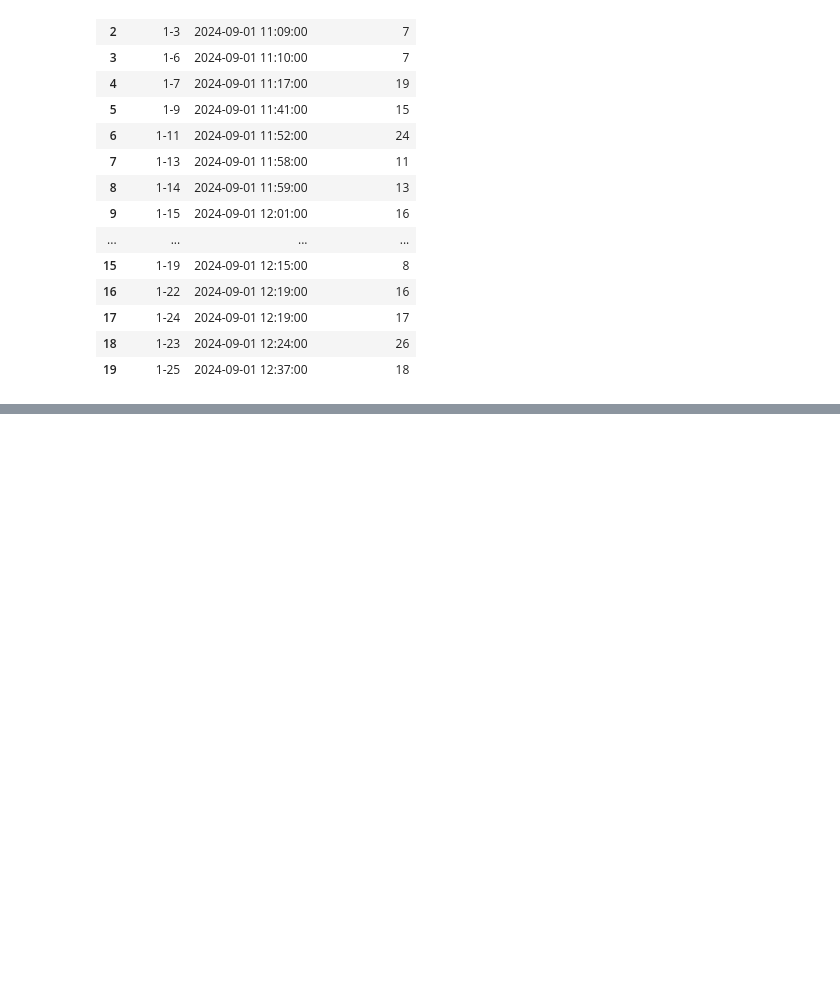
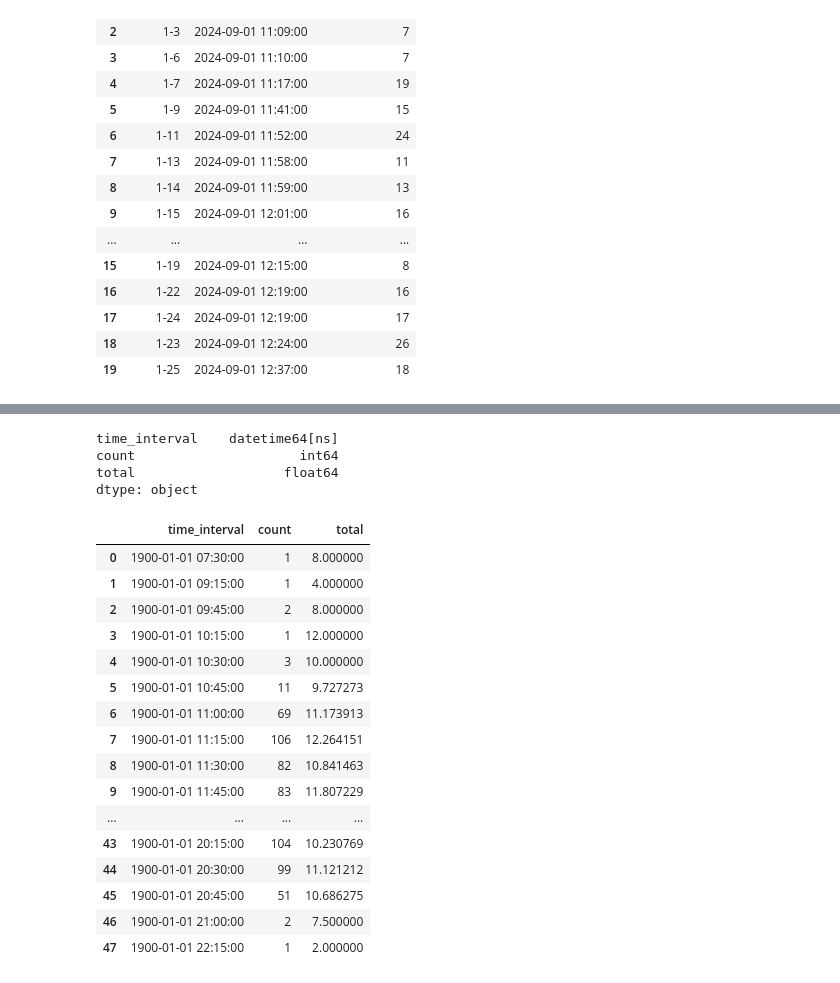
Before and after one commit to vishal-subramanyam/tamu-datathon-2024, a Jupyter notebook: Untitled.ipynb, the cells around one changed output, grey strips where cells are left out. Cells and saved outputs as stored; diff of their text form; code cells hidden in the pictures; blank space fills up the shorter version.

```diff
--- a/Untitled.ipynb
+++ b/Untitled.ipynb
@@ -83,0 +115,28 @@ result.head(20)
+# %%
+result['time_interval'] = pd.to_datetime(result['time_interval'], format='%H:%M')
+result.dtypes
+# %% [output]
+time_interval    datetime64[ns]
+count                     int64
+total                   float64
+dtype: object
+# %%
+result.head(1000)
+# %% [output]
+|  | time_interval | count | total |
+| 0 | 1900-01-01 07:30:00 | 1 | 8.000000 |
+| 1 | 1900-01-01 09:15:00 | 1 | 4.000000 |
+| 2 | 1900-01-01 09:45:00 | 2 | 8.000000 |
+| 3 | 1900-01-01 10:15:00 | 1 | 12.000000 |
+| 4 | 1900-01-01 10:30:00 | 3 | 10.000000 |
+| 5 | 1900-01-01 10:45:00 | 11 | 9.727273 |
+| 6 | 1900-01-01 11:00:00 | 69 | 11.173913 |
+| 7 | 1900-01-01 11:15:00 | 106 | 12.264151 |
+| 8 | 1900-01-01 11:30:00 | 82 | 10.841463 |
+| 9 | 1900-01-01 11:45:00 | 83 | 11.807229 |
+| ... | ... | ... | ... |
+| 43 | 1900-01-01 20:15:00 | 104 | 10.230769 |
+| 44 | 1900-01-01 20:30:00 | 99 | 11.121212 |
+| 45 | 1900-01-01 20:45:00 | 51 | 10.686275 |
+| 46 | 1900-01-01 21:00:00 | 2 | 7.500000 |
+| 47 | 1900-01-01 22:15:00 | 1 | 2.000000 |
```
Also changed, not shown: parts of 5 cells of this notebook.
